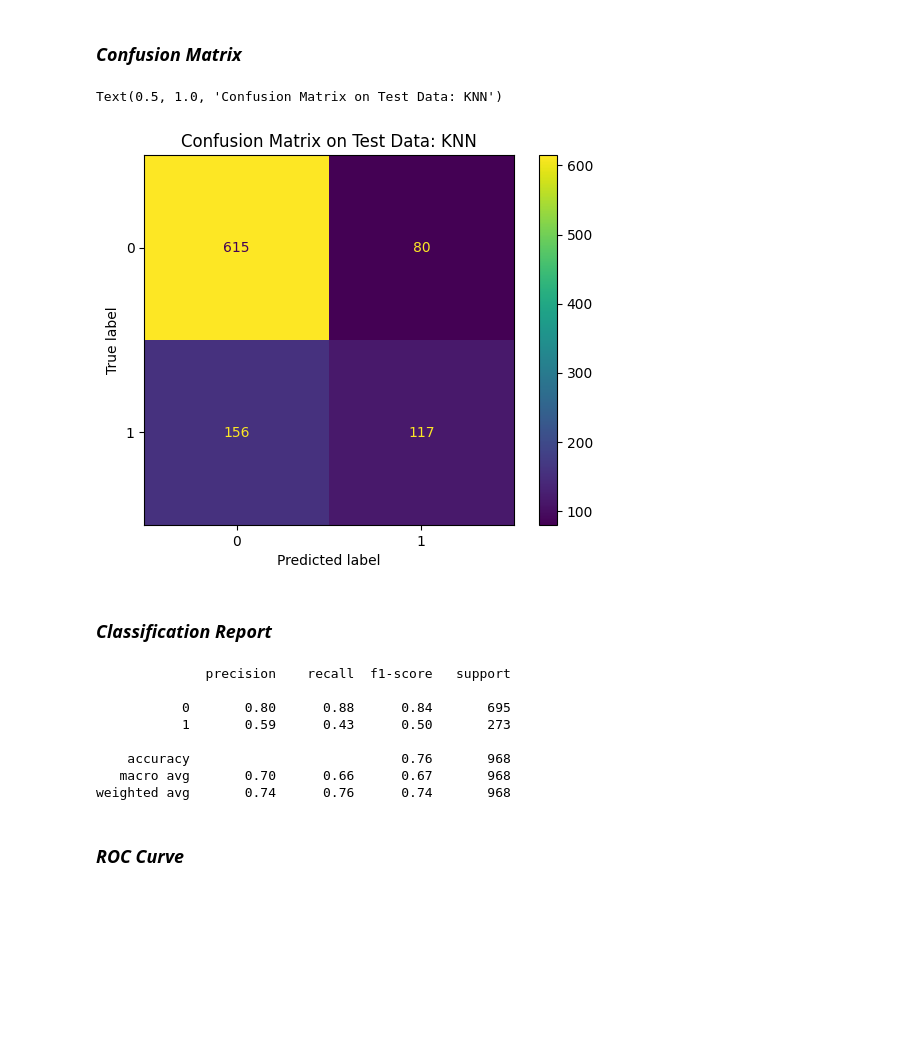
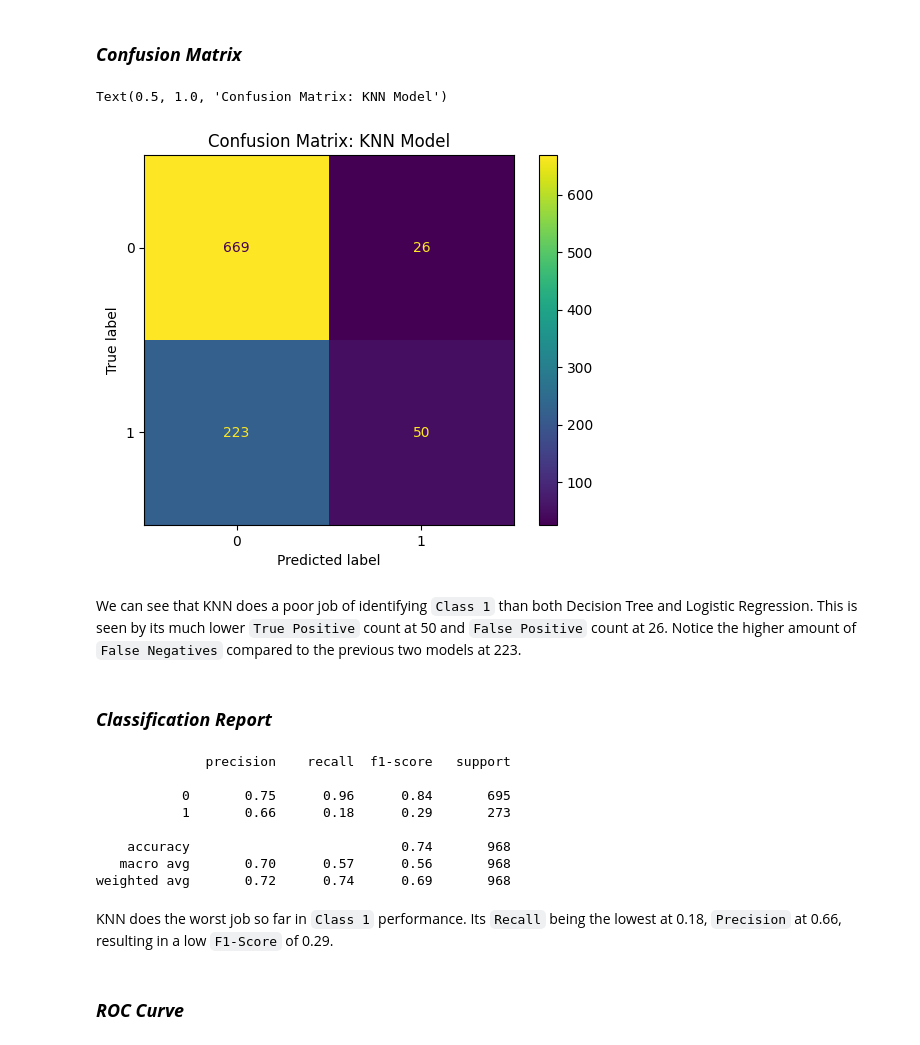
Before and after one commit to jiroamato/Stock-Trend-Prediction-With-NLP, a Jupyter notebook: notebooks/2-NLP-Preprocessing-Modelling.ipynb, the cells around one changed output. Saved outputs shown, nothing was run; the diff lists cells and outputs as text; code cells hidden in the pictures; blank space fills up the shorter version.

Commit message:
Added commentary to the Model Evaluation section

```diff
--- a/notebooks/2-NLP-Preprocessing-Modelling.ipynb
+++ b/notebooks/2-NLP-Preprocessing-Modelling.ipynb
@@ -661,14 +689,21 @@ plt.show()
 # %%
 # Confusion Matrix
 
-scaler = StandardScaler().fit(X_test)
+# Remainder/Test Split
+X_remain, X_test, y_remain, y_test = train_test_split(X_bow, y, test_size=0.2, stratify=y, random_state=1)
+
+# Scale the data
+scaler = StandardScaler()
+scaler.fit(X_remain)
 X_test_scaled = scaler.transform(X_test)
 
 ConfusionMatrixDisplay.from_estimator(KNN, X_test_scaled, y_test)
-plt.title('Confusion Matrix on Test Data: KNN')
+plt.title('Confusion Matrix: KNN Model')
 # %% [output]
-Text(0.5, 1.0, 'Confusion Matrix on Test Data: KNN')
+Text(0.5, 1.0, 'Confusion Matrix: KNN Model')
-[figure, old version]
+[figure, new version]
+# %% [markdown]
+We can see that KNN does a poor job of identifying `Class 1` than both Decision Tree and Logistic Regression. This is seen by its much lower `True Positive` count at 50 and `False Positive` count at 26. Notice the higher amount of `False Negatives` compared to the previous two models at 223.
 # %% [markdown]
 ### ***Classification Report***
 # %%
@@ -681,12 +716,14 @@ print(report_KNN)
 # %% [output]
               precision    recall  f1-score   support
 
-           0       0.80      0.88      0.84       695
-           1       0.59      0.43      0.50       273
+           0       0.75      0.96      0.84       695
+           1       0.66      0.18      0.29       273
 
-    accuracy                           0.76       968
-   macro avg       0.70      0.66      0.67       968
-weighted avg       0.74      0.76      0.74       968
+    accuracy                           0.74       968
+   macro avg       0.70      0.57      0.56       968
+weighted avg       0.72      0.74      0.69       968
+# %% [markdown]
+KNN does the worst job so far in `Class 1` performance. Its `Recall` being the lowest at 0.18, `Precision` at 0.66, resulting in a low `F1-Score` of 0.29.
 # %% [markdown]
 ### ***ROC Curve***
 # %%
```
Also changed, not shown: parts of 20 cells of this notebook.
